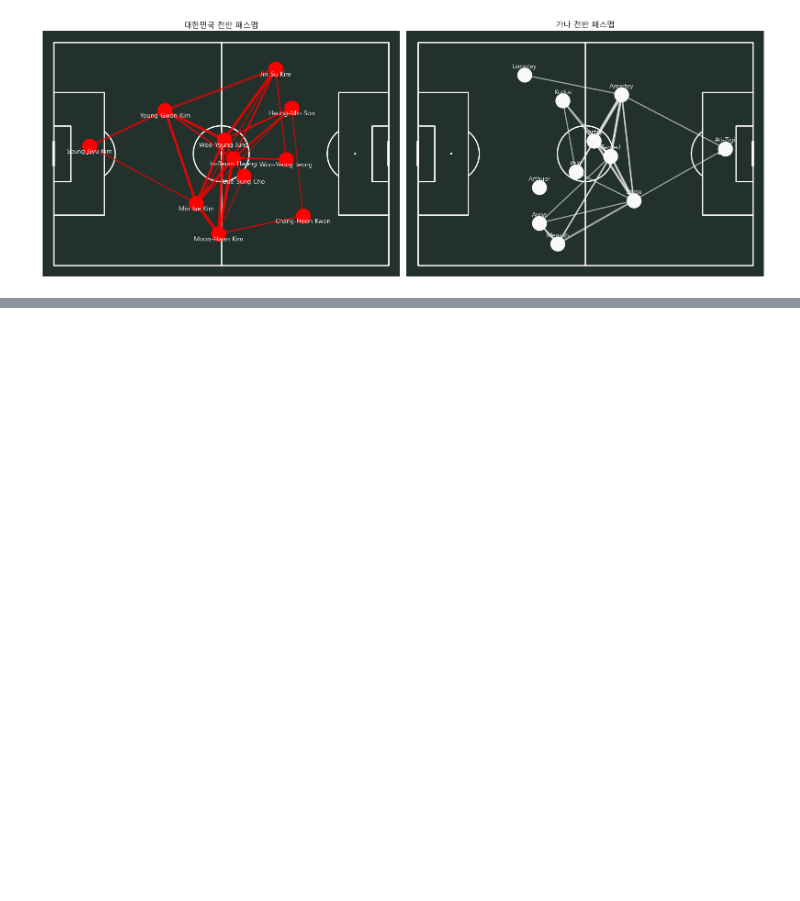
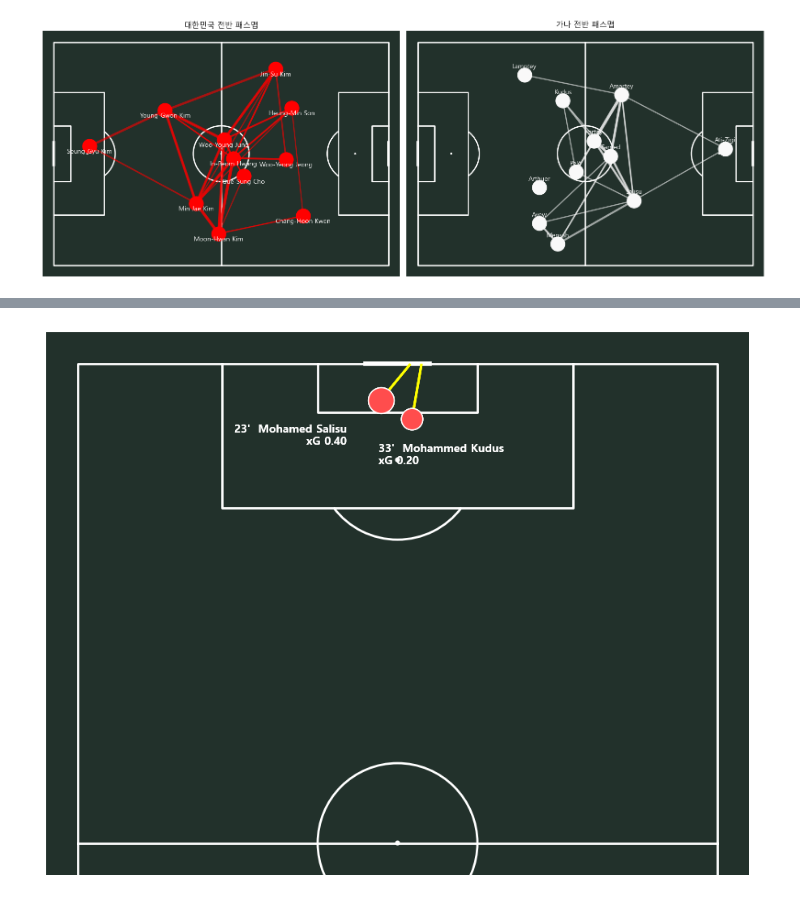
Before and after one commit to 0jyyyyy/Soccer_Lens, a Jupyter notebook: Tactics_lab/World_cup/2022/korea_ghana.ipynb, the cells around one changed output, grey strips where cells are left out. Saved outputs shown, nothing was run; the diff lists cells and outputs as text; code cells hidden in the pictures; blank space fills up the shorter version.

Commit message:
feat:ghana_first_half_xG

```diff
--- a/Tactics_lab/World_cup/2022/korea_ghana.ipynb
+++ b/Tactics_lab/World_cup/2022/korea_ghana.ipynb
@@ -279,0 +290,8 @@ plt.show()
+# %%
+# 전반 가나 득점 이벤트
+gn_goals_h1 = gn_first_half[
+    (gn_first_half['type_name'] == 'Shot') &
+    (gn_first_half['outcome_name'] == 'Goal')
+]
+
+print(gn_goals_h1[['minute', 'player_name', 'x', 'y']])
@@ -279,0 +322,39 @@ plt.show()
+# %%
+pitch = VerticalPitch(pitch_type='statsbomb', pitch_color='#22312b', line_color='white', half=True)
+fig, ax = pitch.draw(figsize=(10, 7))
+
+for idx, row in gn_goals_h1.iterrows():
+    # 1. 골 위치 점 찍기 (xG 값에 비례해서 점 크기 조절)
+    xg = row['shot_statsbomb_xg']
+    pitch.scatter(row['x'], row['y'], s=800*xg + 200, color='#f9f9f9',
+                  edgecolors='white', ax=ax, zorder=3)
+
+    # 2. 슈팅 궤적: 슛 지점 -> 골대 안쪽(end_x, end_y, end_z 컬럼 확인 필요)
+    pitch.lines(row['x'], row['y'], row['end_x'], row['end_y'],
+                 color='yellow', ax=ax, lw=2, zorder=2)
+
+    offsets = {
+    'Mohamed Salisu':    {'xytext': (-40, -30), 'ha': 'right'},  # 왼쪽 아래
+    'Mohammed Kudus':    {'xytext': (-40, -30),  'ha': 'left'},   # 오른쪽 아래
+}
+    # 3. 라벨: 분, 선수, xG
+    for i, (idx, row) in enumerate(gn_goals_h1.iterrows()):
+        xg = row['shot_statsbomb_xg']
+
+        pitch.scatter(row['x'], row['y'], s=800*xg + 200, color='#ff4d4d',
+                    edgecolors='white', ax=ax, zorder=3)
+
+        pitch.lines(row['x'], row['y'], row['end_x'], row['end_y'],
+                    color='yellow', ax=ax, lw=2, zorder=2)
+
+        off = offsets[row['player_name']]
+        pitch.annotate(
+            text=f"{row['minute']}'  {row['player_name']}\nxG {xg:.2f}",
+            xy=(row['x'], row['y']),
+            xytext=off['xytext'],
+            textcoords='offset points',
+            color='white', fontsize=10, weight='bold', ha=off['ha'],
+            ax=ax
+        )
+# %% [output]
+[figure, added]
```
Also changed, not shown: parts of 4 cells of this notebook.
